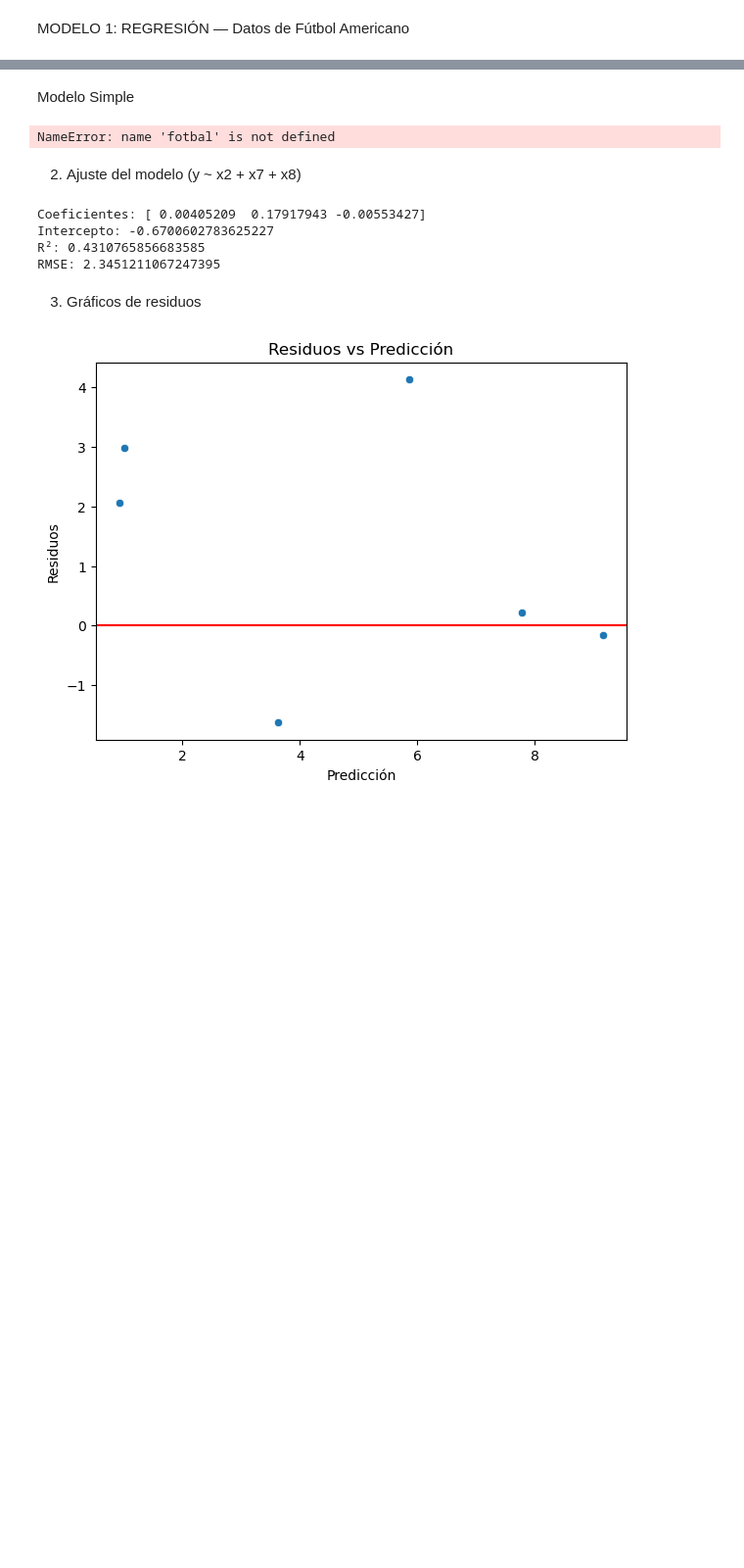
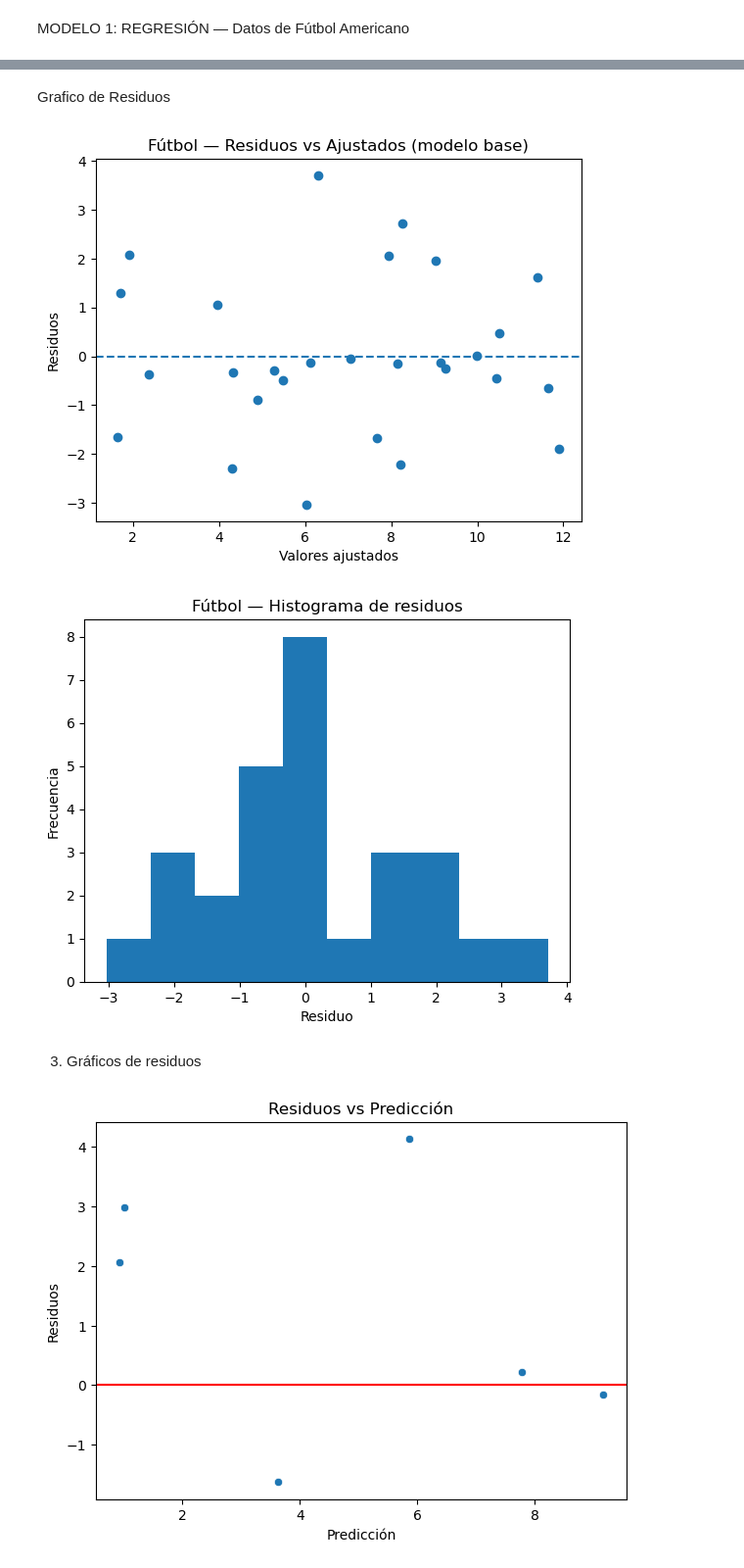
Before and after one commit to GKECV/Clases, a Jupyter notebook: Actividad 1.ipynb, the cells around one changed output, grey strips where cells are left out. Shown at 98% size. Saved outputs shown, nothing was run; the diff lists cells and outputs as text; code cells hidden in the pictures; blank space fills up the shorter version.

```diff
--- a/Actividad 1.ipynb
+++ b/Actividad 1.ipynb
@@ -179,61 +252,27 @@ MODELO 1: REGRESIÓN — Datos de Fútbol Americano
 # %% [markdown]
-Modelo Simple
+Grafico de Residuos
-# %%
-# ---------- Modelo simple: y ~ x2 + x7 + x8 ----------
-X_simple = fotbal[["x2","x7","x8"]].astype(float)
-y = fotbal["y"].astype(float)
-
-lin = LinearRegression()
-lin.fit(X_simple, y)
-
-y_hat = lin.predict(X_simple)
-res = y - y_hat
-
-rmse = mean_squared_error(y, y_hat, squared=False)
-mae  = mean_absolute_error(y, y_hat)
-r2   = r2_score(y, y_hat)
-
-# Validación cruzada de R^2
-cv = KFold(n_splits=5, shuffle=True, random_state=42)
-cv_r2 = cross_val_score(lin, X_simple, y, cv=cv, scoring="r2")
-
-print("=== MODELO SIMPLE (y ~ x2 + x7 + x8) ===")
-print("Coeficientes:", dict(zip(["x2","x7","x8"], lin.coef_)))
-print("Intercepto: ", lin.intercept_)
-print(f"RMSE (in-sample): {rmse:.4f}")
-print(f"MAE  (in-sample): {mae:.4f}")
-print(f"R^2  (in-sample): {r2:.4f}")
-print(f"R^2 medio CV (5-fold): {cv_r2.mean():.4f} ± {cv_r2.std():.4f}")
-# %% [output]
-NameError: name 'fotbal' is not defined
-# %% [markdown]
-2. Ajuste del modelo (y ~ x2 + x7 + x8)
-# %%
-from sklearn.linear_model import LinearRegression
-from sklearn.model_selection import train_test_split
-from sklearn.metrics import mean_squared_error, r2_score
-
-X = fotbal_df[["x2", "x7", "x8"]]
-y = fotbal_df["y"]
-
-X_train, X_test, y_train, y_test = train_test_split(
-    X, y, test_size=0.2, random_state=42
-)
-
-model = LinearRegression()
-model.fit(X_train, y_train)
-
-y_pred = model.predict(X_test)
-
-print("Coeficientes:", model.coef_)
-print("Intercepto:", model.intercept_)
-print("R²:", r2_score(y_test, y_pred))
-print("RMSE:", mean_squared_error(y_test, y_pred, squared=False))
-# %% [output]
-Coeficientes: [ 0.00405209  0.17917943 -0.00553427]
-Intercepto: -0.6700602783625227
-R²: 0.4310765856683585
-RMSE: 2.3451211067247395
+# %%
+residuos = y - y_hat
+
+# Residuos vs ajustados
+plt.figure()
+plt.scatter(y_hat, residuos)
+plt.axhline(0, linestyle="--")
+plt.xlabel("Valores ajustados")
+plt.ylabel("Residuos")
+plt.title("Fútbol — Residuos vs Ajustados (modelo base)")
+plt.show()
+
+# Histograma de residuos
+plt.figure()
+plt.hist(residuos, bins=10)
+plt.xlabel("Residuo")
+plt.ylabel("Frecuencia")
+plt.title("Fútbol — Histograma de residuos")
+plt.show()
+# %% [output]
+[figure, added]
+[figure, added]
 # %% [markdown]
 3. Gráficos de residuos
 # %%
```
Also changed, not shown: parts of 22 cells of this notebook.
